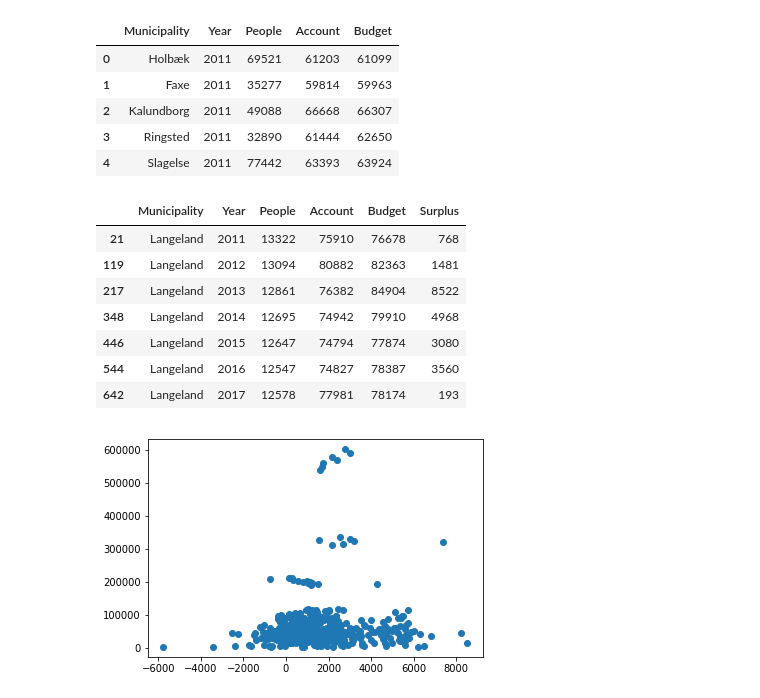
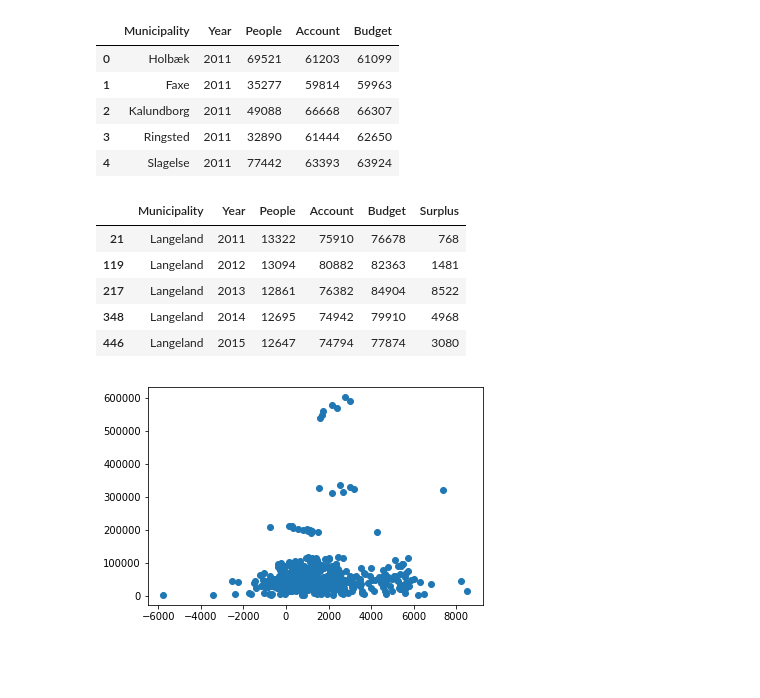
Before and after one commit to s-corfixen/projects-2019-snake-on-3310, a Jupyter notebook: Project/ny project.ipynb, the cells around one changed output. Saved outputs shown, nothing was run; the diff lists cells and outputs as text; code cells hidden in the pictures; blank space fills up the shorter version.

```diff
--- a/Project/ny project.ipynb
+++ b/Project/ny project.ipynb
@@ -48,6 +80,6 @@ account = account.loc[account["Year"].isin(a)]
 # %%
-merge1 = pd.merge(people, account, how="outer", on=["Municipality", "Year"])
-fullymerged = pd.merge(merge1, budget, how="outer", on=["Municipality", "Year"])
+partialmerge = pd.merge(people, account, how="outer", on=["Municipality", "Year"])
+fullymerged = pd.merge(partialmerge, budget, how="outer", on=["Municipality", "Year"])
 fullymerged.head()
 # %% [output]
 |  | Municipality | Year | People | Account | Budget |
@@ -58,16 +90,14 @@ fullymerged.head()
 | 4 | Slagelse | 2011 | 77442 | 63393 | 63924 |
 # %%
 fullymerged["Surplus"] = fullymerged["Budget"]-fullymerged["Account"]
-fullymerged[fullymerged["Municipality"]=="Langeland"].head(20)
+fullymerged[fullymerged["Municipality"]=="Langeland"].head()
 # %% [output]
 |  | Municipality | Year | People | Account | Budget | Surplus |
 | 21 | Langeland | 2011 | 13322 | 75910 | 76678 | 768 |
 | 119 | Langeland | 2012 | 13094 | 80882 | 82363 | 1481 |
 | 217 | Langeland | 2013 | 12861 | 76382 | 84904 | 8522 |
 | 348 | Langeland | 2014 | 12695 | 74942 | 79910 | 4968 |
 | 446 | Langeland | 2015 | 12647 | 74794 | 77874 | 3080 |
-| 544 | Langeland | 2016 | 12547 | 74827 | 78387 | 3560 |
-| 642 | Langeland | 2017 | 12578 | 77981 | 78174 | 193 |
 # %%
 plt.scatter(fullymerged["Surplus"], fullymerged["People"])
 plt.show()
```
Also changed, not shown: parts of 11 cells of this notebook, 2 other files.
